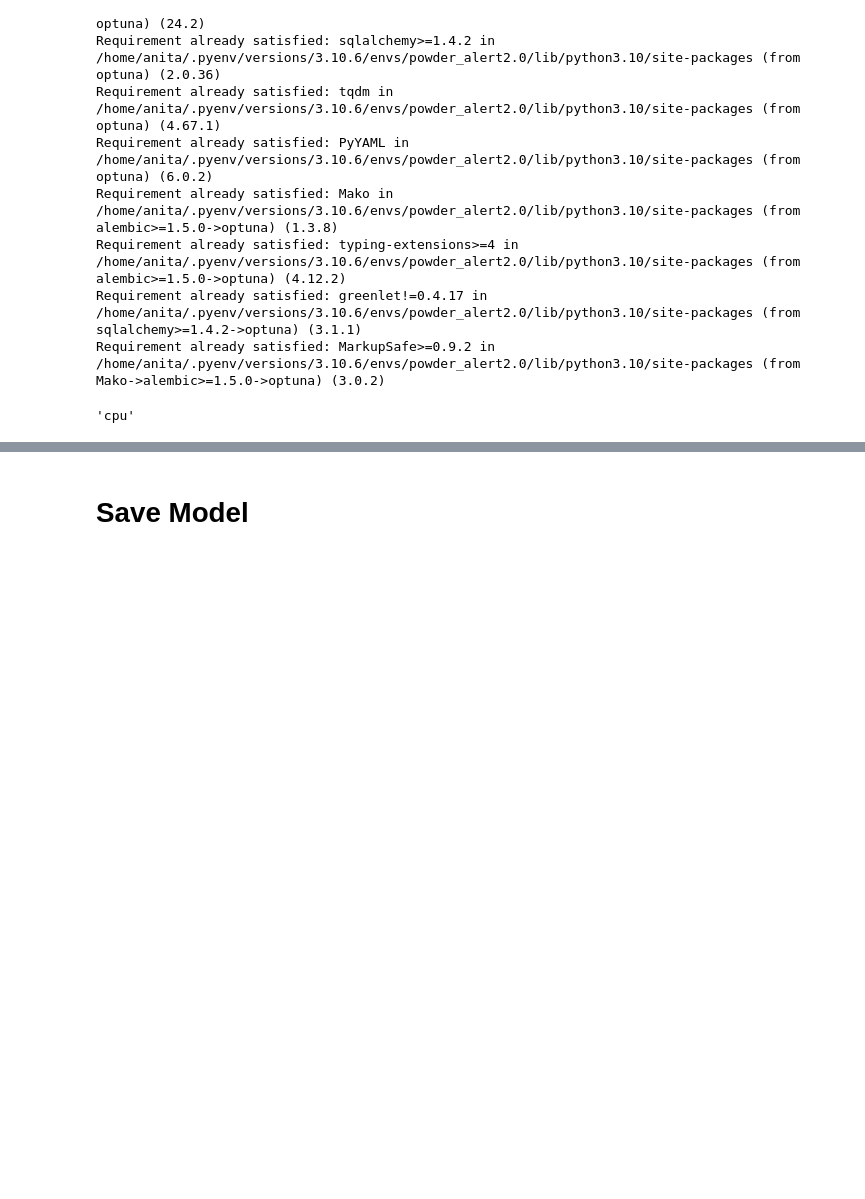
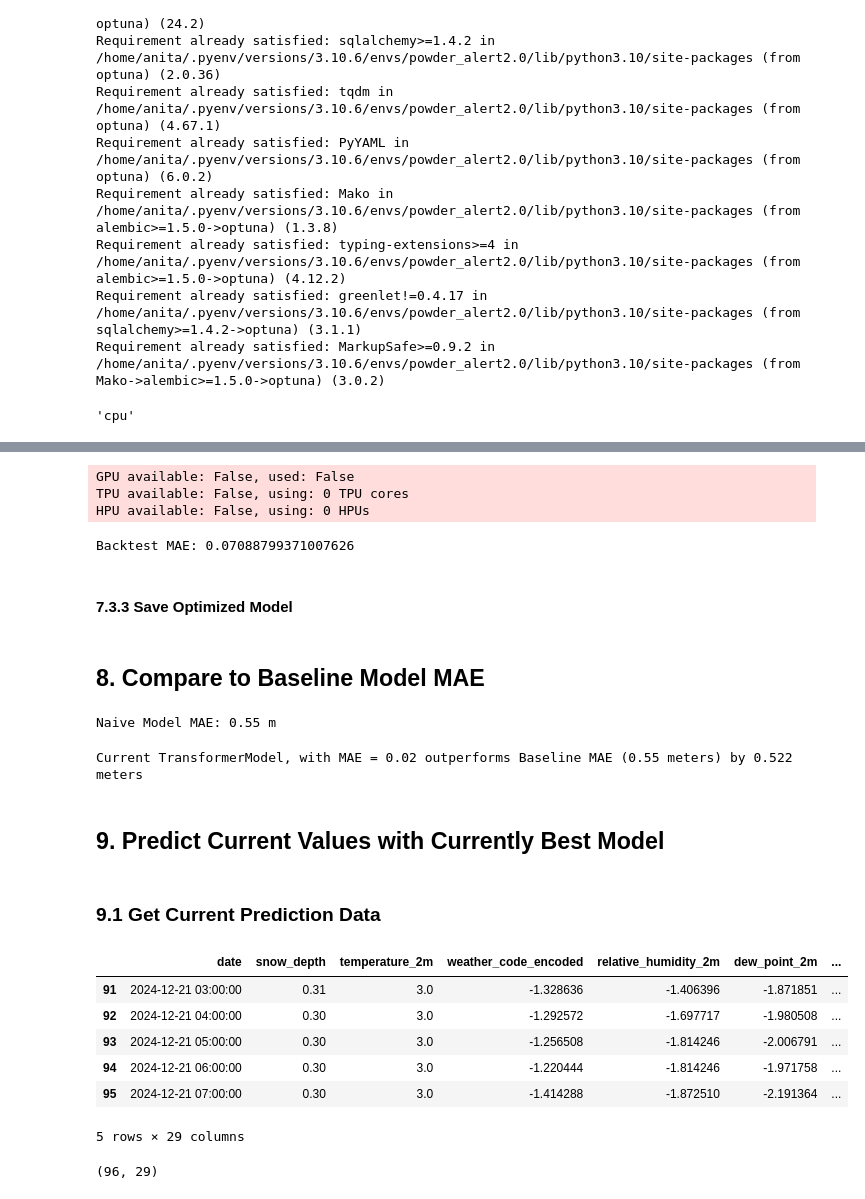
Before and after one commit to MadMax1995bb/powder_alert2.0, a Jupyter notebook: notebooks/notebook_Anita_Gei_snowdepth_1.ipynb, the cells around one changed output, grey strips where cells are left out. Drawn from its saved outputs; the diff is of its cells as text; code cells hidden in the pictures; blank space fills up the shorter version.

```diff
--- a/notebooks/notebook_Anita_Gei_snowdepth_1.ipynb
+++ b/notebooks/notebook_Anita_Gei_snowdepth_1.ipynb
@@ -606,2 +617,20 @@ TransformerModel(output_chunk_shift=0, d_model=512, nhead=8, num_encoder_layers=
+# %%
+backtest_mae_improved = improved_model.backtest(
+    series=y_train_val,
+    past_covariates=X_train_val,
+    start=0.7,
+    forecast_horizon=48,
+    stride=1,
+    retrain=False,
+    metric=mae,
+    verbose=True
+)
+
+print(f"Backtest MAE: {backtest_mae_improved} m")
+# %% [output]
+GPU available: False, used: False
+TPU available: False, using: 0 TPU cores
+HPU available: False, using: 0 HPUs
+Backtest MAE: 0.07088799371007626
 # %% [markdown]
-# Save Model
+#### 7.3.3 Save Optimized Model
@@ -609,0 +646,50 @@ model.save("latest_snowdepth_model.pt")
+# %% [markdown]
+## 8. Compare to Baseline Model MAE
+# %%
+from darts.models import NaiveSeasonal
+from darts.metrics import mae
+
+base_model = NaiveSeasonal(K=12)
+
+base_model.fit(y_train_val)
+
+# Forecast on the test data
+forecast = base_model.predict(len(y_test))
+
+# Calculate the Mean Absolute Error (MAE)
+base_mae = mae(y_test, forecast)
+
+print(f"Naive Model MAE: {base_mae:.2f} m")
+# %% [output]
+Naive Model MAE: 0.55 m
+# %%
+if base_mae > backtest_mae_loaded:
+    print(f"Current TransformerModel, with MAE = {round(backtest_mae_loaded, 2)} outperforms Baseline MAE ({base_mae:.2f} meters) by {round(base_mae-backtest_mae_loaded, 3)} meters")
+elif base_mae < backtest_mae_loaded:
+    print(f"Baseline Model, with MAE = {round(base_mae, 2)} outperforms current TransformerModel MAE ({backtest_mae_loaded:.2f} meters) by {round(base_mae-backtest_mae_loaded, 3)} meters")
+# %% [output]
+Current TransformerModel, with MAE = 0.02 outperforms Baseline MAE (0.55 meters) by 0.522 meters
+# %% [markdown]
+## 9. Predict Current Values with Currently Best Model
+# %% [markdown]
+### 9.1 Get Current Prediction Data
+# %%
+# load preprocessed prediction data - check notebook notebook_Anita-Gei_snowdepth_predictions_and_processing
+
+current_data = pd.read_csv('/home/anita/code/MadMax1995bb/powder_alert2.0/raw_data/preprocessed_prediction_data_snowdepth.csv', parse_dates=['date'], usecols=lambda col: col != '')
+if 'Unnamed: 0' in current_data.columns:
+    current_data = current_data.drop(columns=['Unnamed: 0'])
+current_data['date'] = pd.to_datetime(current_data['date'])
+current_data.tail()
+# %% [output]
+|  | date | snow_depth | temperature_2m | weather_code_encoded | relative_humidity_2m | dew_point_2m | ... |
+| 91 | 2024-12-21 03:00:00 | 0.31 | 3.0 | -1.328636 | -1.406396 | -1.871851 | ... |
+| 92 | 2024-12-21 04:00:00 | 0.30 | 3.0 | -1.292572 | -1.697717 | -1.980508 | ... |
+| 93 | 2024-12-21 05:00:00 | 0.30 | 3.0 | -1.256508 | -1.814246 | -2.006791 | ... |
+| 94 | 2024-12-21 06:00:00 | 0.30 | 3.0 | -1.220444 | -1.814246 | -1.971758 | ... |
+| 95 | 2024-12-21 07:00:00 | 0.30 | 3.0 | -1.414288 | -1.872510 | -2.191364 | ... |
+5 rows × 29 columns
+# %%
+current_data.shape
+# %% [output]
+(96, 29)
```
Also changed, not shown: parts of 46 cells of this notebook, 3 other files.
